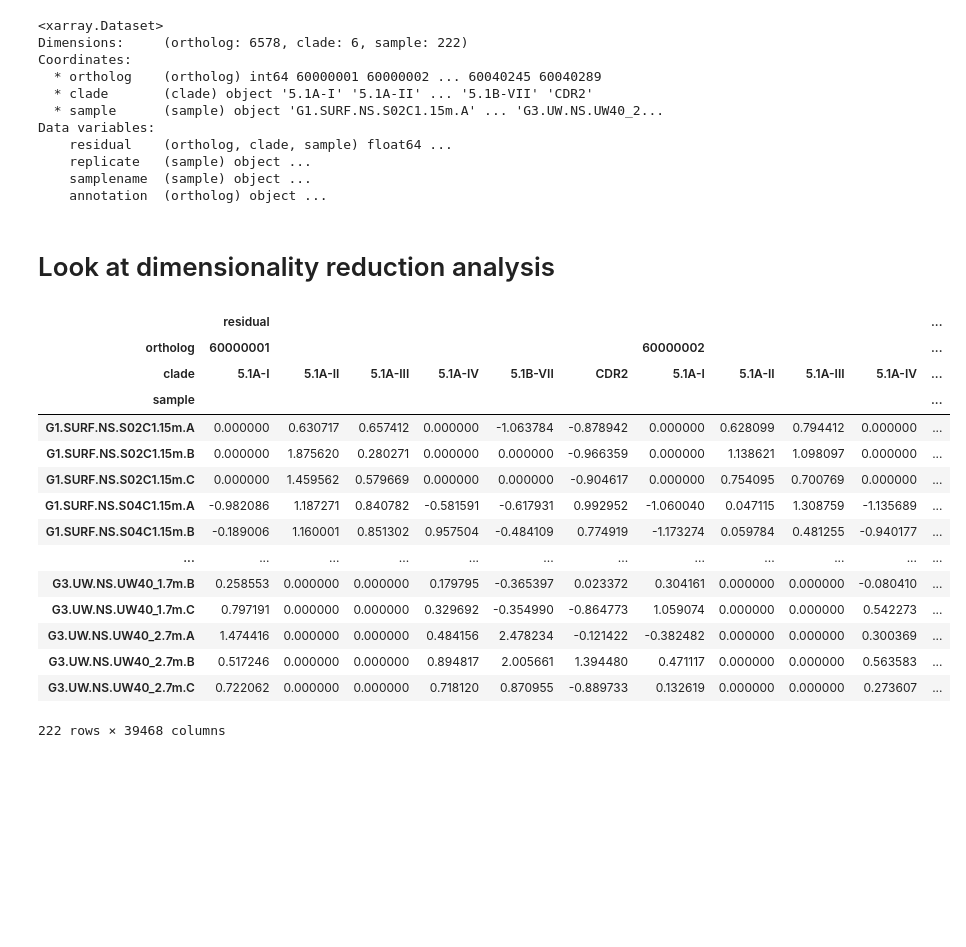
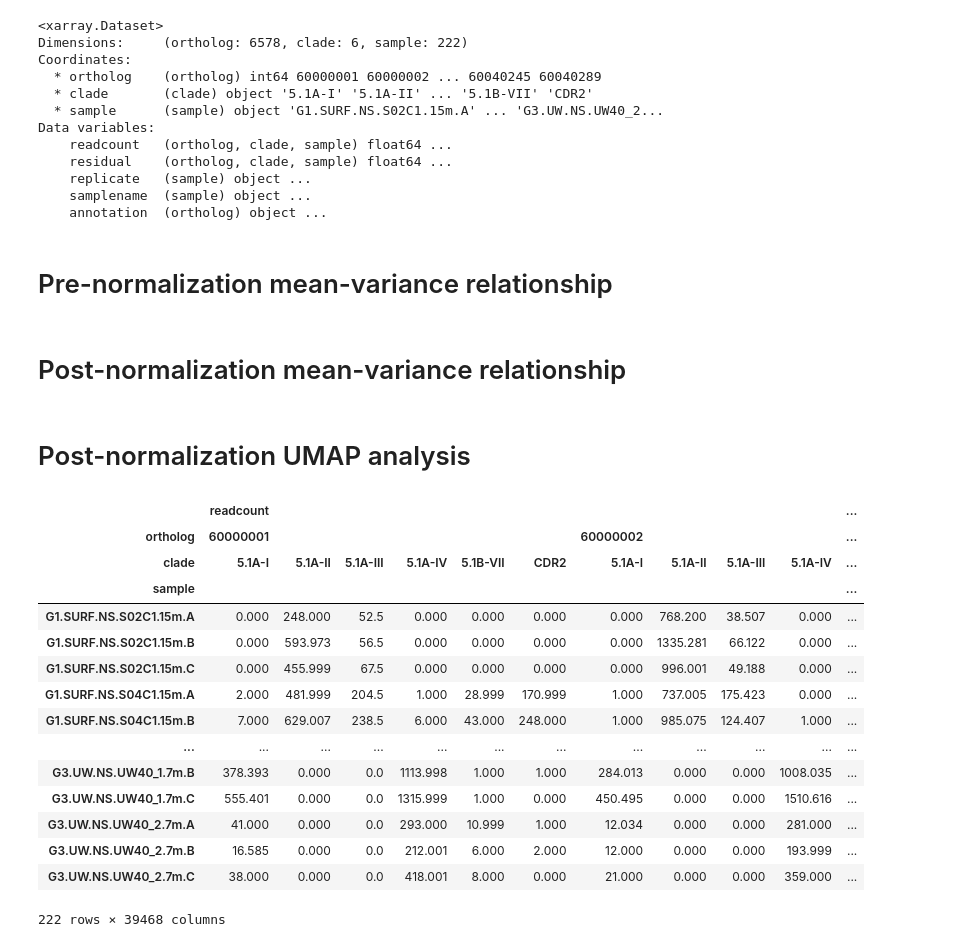
Before and after one commit to blasks/barnacle-manuscript, a Jupyter notebook: figures/3-normalization/normalization-figures.ipynb, the cells around one changed output. Drawn from its saved outputs; the diff is of its cells as text; code cells hidden in the pictures; blank space fills up the shorter version.

```diff
--- a/figures/3-normalization/normalization-figures.ipynb
+++ b/figures/3-normalization/normalization-figures.ipynb
@@ -77,8 +77,11 @@ sample_df
 # %%
 # read in normalized data
 
-syn_standard_ds = xr.open_dataset('../../data/3-normalization/syn-res-abun.nc')
-pro_standard_ds = xr.open_dataset('../../data/3-normalization/pro-res-abun.nc')
+# syn_ds = xr.open_dataset('../../data/3-normalization/syn-res-abun.nc')
+# pro_ds = xr.open_dataset('../../data/3-normalization/pro-res-abun.nc')
+
+syn_ds = xr.open_dataset('../../data/3-normalization/syn-tensor-dataset.nc')
+pro_ds = xr.open_dataset('../../data/3-normalization/pro-tensor-dataset.nc')
 
 syn_standard_ds
 # %% [output]
@@ -89,7 +92,10 @@ Coordinates:
   * clade       (clade) object '5.1A-I' '5.1A-II' ... '5.1B-VII' 'CDR2'
   * sample      (sample) object 'G1.SURF.NS.S02C1.15m.A' ... 'G3.UW.NS.UW40_2...
 Data variables:
+    readcount   (ortholog, clade, sample) float64 ...
     residual    (ortholog, clade, sample) float64 ...
     replicate   (sample) object ...
     samplename  (sample) object ...
     annotation  (ortholog) object ...
+# %% [markdown]
+# Pre-normalization mean-variance relationship
@@ -96,41 +136,46 @@ Data variables:
+# %% [markdown]
+# Post-normalization mean-variance relationship
 # %% [markdown]
-# Look at dimensionality reduction analysis
+# Post-normalization UMAP analysis
 # %%
 # make dataframes from data tensors
 
 # unfold syn residuals into dataframe
-syn_embed_df = syn_standard_ds.residual.to_dataframe().reset_index().pivot(
-#     index=['sample', 'clade'],
-#     columns='ortholog'
+syn_df = syn_ds.residual.to_dataframe().reset_index().pivot(
+#     index='ortholog',
+#     columns=['sample', 'clade']
     index='sample',
     columns=['ortholog', 'clade']
 )
 
 # unfold pro residuals into dataframe
-pro_embed_df = pro_standard_ds.residual.to_dataframe().reset_index().pivot(
-#     index=['sample', 'clade'],
-#     columns='ortholog'
+pro_df = pro_ds.residual.to_dataframe().reset_index().pivot(
+#     index='ortholog',
+#     columns=['sample', 'clade']
     index='sample',
     columns=['ortholog', 'clade']
 )
 
-syn_embed_df
+residual_dfs = {
+    'Prochlorococcus': pro_df,
+    'Synechococcus': syn_df
+}
 # %% [output]
-|  | residual |  |  |  |  |  |  |  |  |  | ... |
+|  | readcount |  |  |  |  |  |  |  |  |  | ... |
 | ortholog | 60000001 |  |  |  |  |  | 60000002 |  |  |  | ... |
 | clade | 5.1A-I | 5.1A-II | 5.1A-III | 5.1A-IV | 5.1B-VII | CDR2 | 5.1A-I | 5.1A-II | 5.1A-III | 5.1A-IV | ... |
 | sample |  |  |  |  |  |  |  |  |  |  | ... |
-| G1.SURF.NS.S02C1.15m.A | 0.000000 | 0.630717 | 0.657412 | 0.000000 | -1.063784 | -0.878942 | 0.000000 | 0.628099 | 0.794412 | 0.000000 | ... |
-| G1.SURF.NS.S02C1.15m.B | 0.000000 | 1.875620 | 0.280271 | 0.000000 | 0.000000 | -0.966359 | 0.000000 | 1.138621 | 1.098097 | 0.000000 | ... |
-| G1.SURF.NS.S02C1.15m.C | 0.000000 | 1.459562 | 0.579669 | 0.000000 | 0.000000 | -0.904617 | 0.000000 | 0.754095 | 0.700769 | 0.000000 | ... |
-| G1.SURF.NS.S04C1.15m.A | -0.982086 | 1.187271 | 0.840782 | -0.581591 | -0.617931 | 0.992952 | -1.060040 | 0.047115 | 1.308759 | -1.135689 | ... |
-| G1.SURF.NS.S04C1.15m.B | -0.189006 | 1.160001 | 0.851302 | 0.957504 | -0.484109 | 0.774919 | -1.173274 | 0.059784 | 0.481255 | -0.940177 | ... |
+| G1.SURF.NS.S02C1.15m.A | 0.000 | 248.000 | 52.5 | 0.000 | 0.000 | 0.000 | 0.000 | 768.200 | 38.507 | 0.000 | ... |
+| G1.SURF.NS.S02C1.15m.B | 0.000 | 593.973 | 56.5 | 0.000 | 0.000 | 0.000 | 0.000 | 1335.281 | 66.122 | 0.000 | ... |
+| G1.SURF.NS.S02C1.15m.C | 0.000 | 455.999 | 67.5 | 0.000 | 0.000 | 0.000 | 0.000 | 996.001 | 49.188 | 0.000 | ... |
+| G1.SURF.NS.S04C1.15m.A | 2.000 | 481.999 | 204.5 | 1.000 | 28.999 | 170.999 | 1.000 | 737.005 | 175.423 | 0.000 | ... |
+| G1.SURF.NS.S04C1.15m.B | 7.000 | 629.007 | 238.5 | 6.000 | 43.000 | 248.000 | 1.000 | 985.075 | 124.407 | 1.000 | ... |
 | ... | ... | ... | ... | ... | ... | ... | ... | ... | ... | ... | ... |
-| G3.UW.NS.UW40_1.7m.B | 0.258553 | 0.000000 | 0.000000 | 0.179795 | -0.365397 | 0.023372 | 0.304161 | 0.000000 | 0.000000 | -0.080410 | ... |
-| G3.UW.NS.UW40_1.7m.C | 0.797191 | 0.000000 | 0.000000 | 0.329692 | -0.354990 | -0.864773 | 1.059074 | 0.000000 | 0.000000 | 0.542273 | ... |
-| G3.UW.NS.UW40_2.7m.A | 1.474416 | 0.000000 | 0.000000 | 0.484156 | 2.478234 | -0.121422 | -0.382482 | 0.000000 | 0.000000 | 0.300369 | ... |
-| G3.UW.NS.UW40_2.7m.B | 0.517246 | 0.000000 | 0.000000 | 0.894817 | 2.005661 | 1.394480 | 0.471117 | 0.000000 | 0.000000 | 0.563583 | ... |
-| G3.UW.NS.UW40_2.7m.C | 0.722062 | 0.000000 | 0.000000 | 0.718120 | 0.870955 | -0.889733 | 0.132619 | 0.000000 | 0.000000 | 0.273607 | ... |
+| G3.UW.NS.UW40_1.7m.B | 378.393 | 0.000 | 0.0 | 1113.998 | 1.000 | 1.000 | 284.013 | 0.000 | 0.000 | 1008.035 | ... |
+| G3.UW.NS.UW40_1.7m.C | 555.401 | 0.000 | 0.0 | 1315.999 | 1.000 | 0.000 | 450.495 | 0.000 | 0.000 | 1510.616 | ... |
+| G3.UW.NS.UW40_2.7m.A | 41.000 | 0.000 | 0.0 | 293.000 | 10.999 | 1.000 | 12.034 | 0.000 | 0.000 | 281.000 | ... |
+| G3.UW.NS.UW40_2.7m.B | 16.585 | 0.000 | 0.0 | 212.001 | 6.000 | 2.000 | 12.000 | 0.000 | 0.000 | 193.999 | ... |
+| G3.UW.NS.UW40_2.7m.C | 38.000 | 0.000 | 0.0 | 418.001 | 8.000 | 0.000 | 21.000 | 0.000 | 0.000 | 359.000 | ... |
 222 rows × 39468 columns
 # %%
 # UMAP of PCA
```
Also changed, not shown: parts of 7 cells of this notebook, 1 other file.
